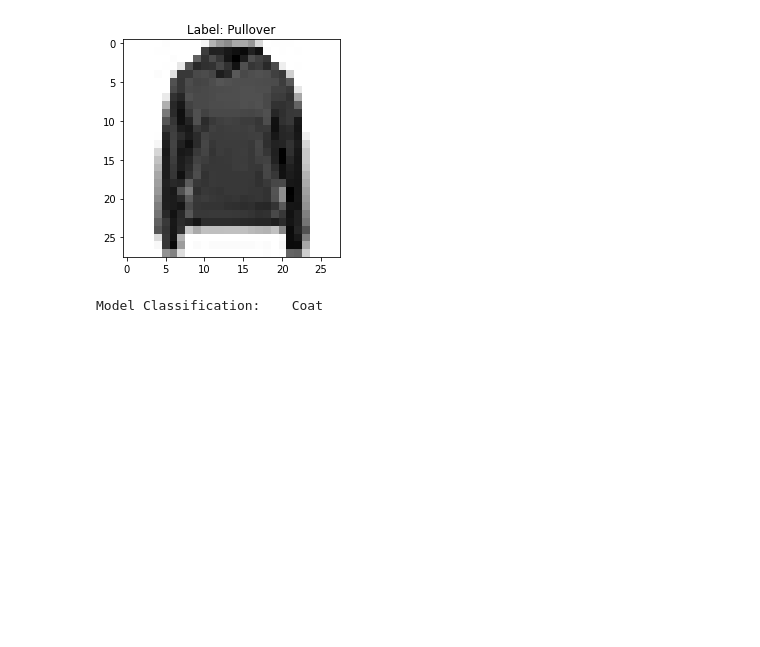
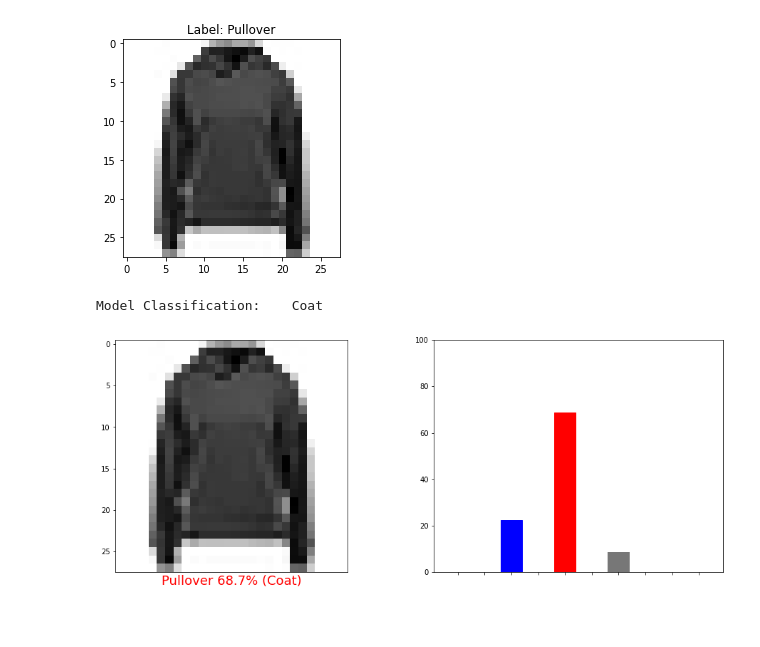
Before and after one commit to msremigio/ML, a Jupyter notebook: Fashion_MNIST_Classifier.ipynb, the cells around one changed output. Cells and saved outputs as stored; diff of their text form; code cells hidden in the pictures; blank space fills up the shorter version.

```diff
--- a/Fashion_MNIST_Classifier.ipynb
+++ b/Fashion_MNIST_Classifier.ipynb
@@ -85,3 +100,41 @@ def getModelPrediction(data, labels, index = 0):
+# %%
+def plotConfidence(data, labels, index = 0):
+  '''
+
+  Parameters
+  ----------
+  data : Numpy array
+    The image data read of an image file.
+  labels : Numpy array
+    The labels data to identify how each image is classified.
+  index : Integer, optional
+    The index of the image to plot inside the data array. Must be within the file size. The default is 0.
+
+  Returns
+  -------
+  None.
+
+  '''
+  prediction = model.predict(np.expand_dims(data[index], 0))
+  predictedLabel = np.argmax(prediction)
+
+  if predictedLabel == labels[index]:
+    color = 'blue'
+  else:
+    color = 'red'
+
+  plt.figure(figsize=(16, 6))
+  plt.subplot(1, 2, 1)
+  plt.imshow(data[index], cmap=plt.cm.binary)
+  plt.xlabel('{} {:2.1f}% ({})'.format(decoding[labels[index]], 100*np.max(prediction), decoding[predictedLabel]), color=color, fontsize=18)
+  plt.xticks([])
+
+  plt.subplot(1, 2, 2)
+  confidencePlot = plt.bar(range(10), 100*prediction.squeeze(), color='#777777')
+  plt.ylim([0, 100])
+  plt.xticks(range(10), [decoding[i] for i in range(10)], color='white', rotation=75, fontsize=12, horizontalalignment='center')
+  confidencePlot[predictedLabel].set_color('red')
+  confidencePlot[labels[index]].set_color('blue')
 # %%
 x_train = loadData(trainImages, 60000, isLabel = False) / 255.0
 y_train = loadData(trainLabels, 60000)
@@ -136,3 +189,7 @@ getModelPrediction(x_test, y_test, index = 4021)
 # %% [output]
 [figure]
 Model Classification:    Coat
+# %%
+plotConfidence(x_test, y_test, index = 4021)
+# %% [output]
+[figure, added]
```
Also changed, not shown: parts of 3 cells of this notebook.
